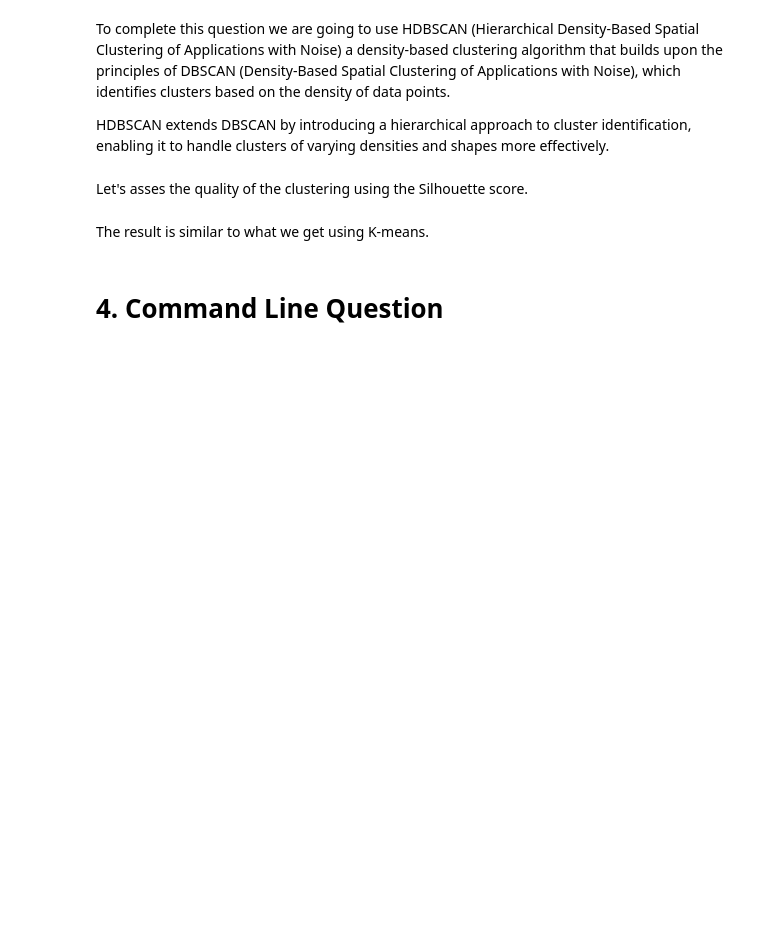
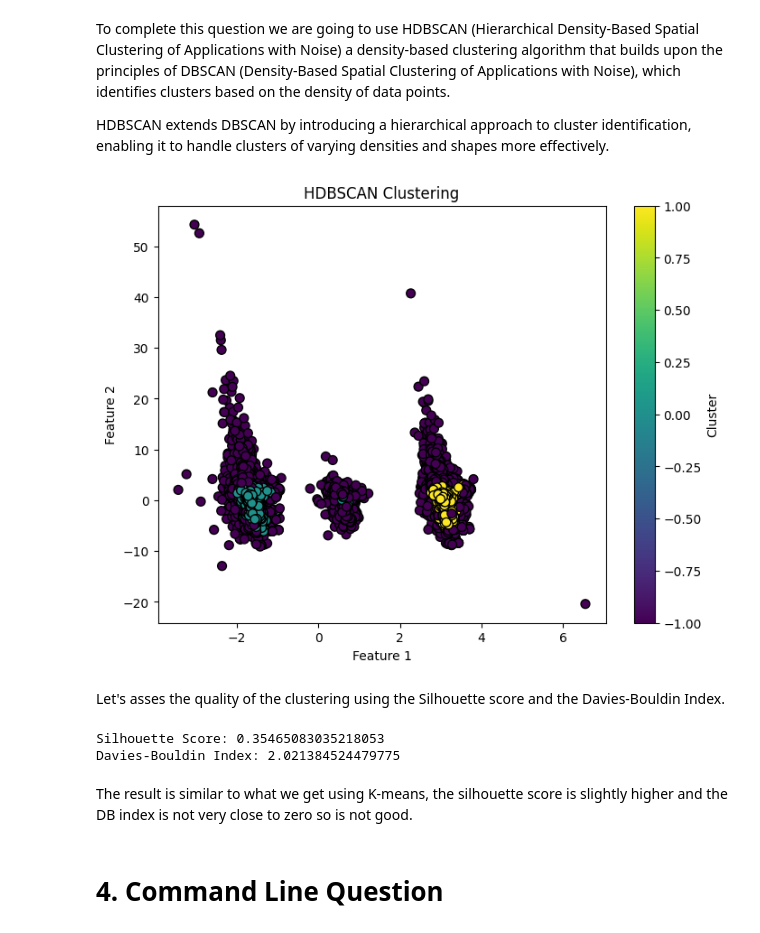
Before and after one commit to bergio13/ADM_HW4, a Jupyter notebook: main.ipynb, the cells around one changed output. Cells and saved outputs as stored; diff of their text form; code cells hidden in the pictures; blank space fills up the shorter version.

```diff
--- a/main.ipynb
+++ b/main.ipynb
@@ -1480,2 +1436,20 @@ plt.show()
+# %%
+import hdbscan
+
+# Initialize the clusterer and fit the reduced data
+# Min cluster size and min samples were chosen in order not to have too many clusters
+clusterer = hdbscan.HDBSCAN(min_cluster_size=5000, min_samples=1000)
+clusters = clusterer.fit_predict(reduced_df)
+
+# Visualizing the clusters
+plt.figure(figsize=(8, 6))
+plt.scatter(reduced_df.iloc[:, 0], reduced_df.iloc[:, 1], c=clusters, cmap='viridis', s=50, edgecolors='k')
+plt.title('HDBSCAN Clustering')
+plt.xlabel('Feature 1')
+plt.ylabel('Feature 2')
+plt.colorbar(label='Cluster')
+plt.show()
+# %% [output]
+[figure, added]
 # %% [markdown]
-Let's asses the quality of the clustering using the Silhouette score.
+Let's asses the quality of the clustering using the Silhouette score and the Davies-Bouldin Index.
@@ -1489,5 +1456,16 @@ print('The Silhouette score for our clustering is:', round(avg_silhouette, 2))
+# %%
+from sklearn import metrics
+# Compute silhouette ascore nd davies bouildin index
+silhouette = silhouette_score(reduced_df, clusters)
+db_index = metrics.davies_bouldin_score(reduced_df, clusters)
+
+print(f"Silhouette Score: {silhouette}")
+print(f"Davies-Bouldin Index: {db_index}")
+# %% [output]
+Silhouette Score: 0.35465083035218053
+Davies-Bouldin Index: 2.021384524479775
 # %% [markdown]
-The result is similar to what we get using K-means.
+The result is similar to what we get using K-means, the silhouette score is slightly higher and the DB index is not very close to zero so is not good.
 # %% [markdown]
 # 4. Command Line Question
 # %% [markdown]
```
Also changed, not shown: parts of 9 cells of this notebook.
